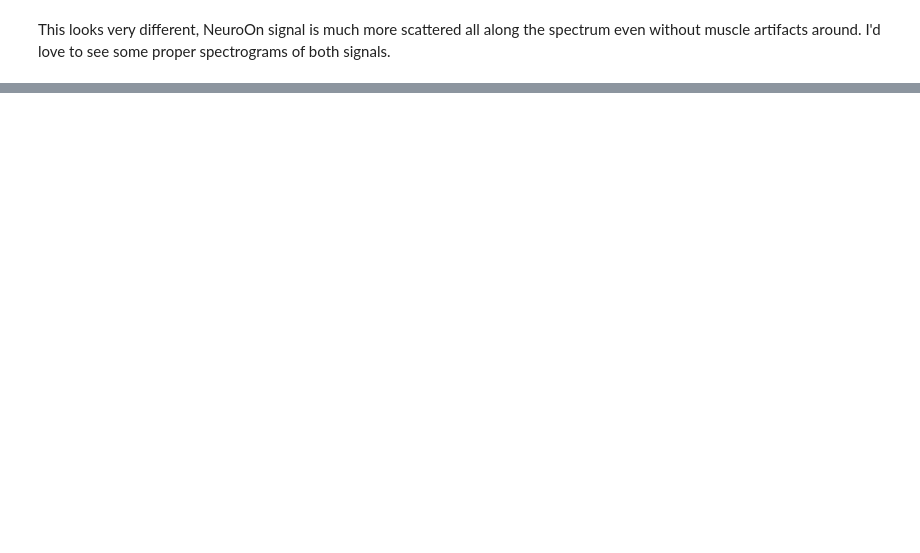
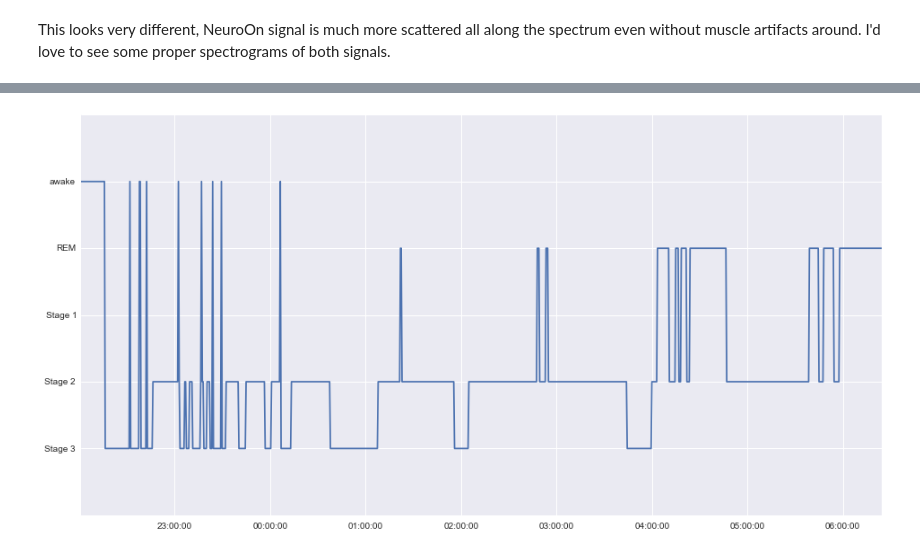
Before and after one commit to pawelngei/neuroon-notebook, a Jupyter notebook: NeuroOn.ipynb, the cells around one changed output, grey strips where cells are left out. Drawn from its saved outputs; the diff is of its cells as text; code cells hidden in the pictures; blank space fills up the shorter version.

```diff
--- a/NeuroOn.ipynb
+++ b/NeuroOn.ipynb
@@ -297,7 +300,10 @@ This looks very different, NeuroOn signal is much more scattered all along the s
 # %%
-import pandas as pd
+# And now something totally different
+# Let's get the staging
 
 neuroon_stages = pd.read_csv('night_01/neuroon_stages.csv')
 neuroon_stages.drop('Unnamed: 0', 1, inplace=True)
 neuroon_stages['timestamp'] = neuroon_stages['timestamp'].astype(int)
 neuroon_stages['timestamp'] = pd.to_datetime(neuroon_stages['timestamp'], unit='ms')
+neuroon_stages['timestamp'] += timedelta(hours=2)
+neuroon_stages[:10]
@@ -303,0 +322,9 @@ neuroon_stages['timestamp'] = pd.to_datetime(neuroon_stages['timestamp'], unit='
+# %%
+# plotting NeuroOn's stages
+
+pp.plot(neuroon_stages['timestamp'], neuroon_stages['stage'])
+pp.ylim(-5, 1)
+pp.yticks(range(-5, 2), ['', 'Stage 3', 'Stage 2', 'Stage 1', 'REM', 'awake'])
+pp.show()
+# %% [output]
+[figure, added]
```
Also changed, not shown: parts of 8 cells of this notebook.
